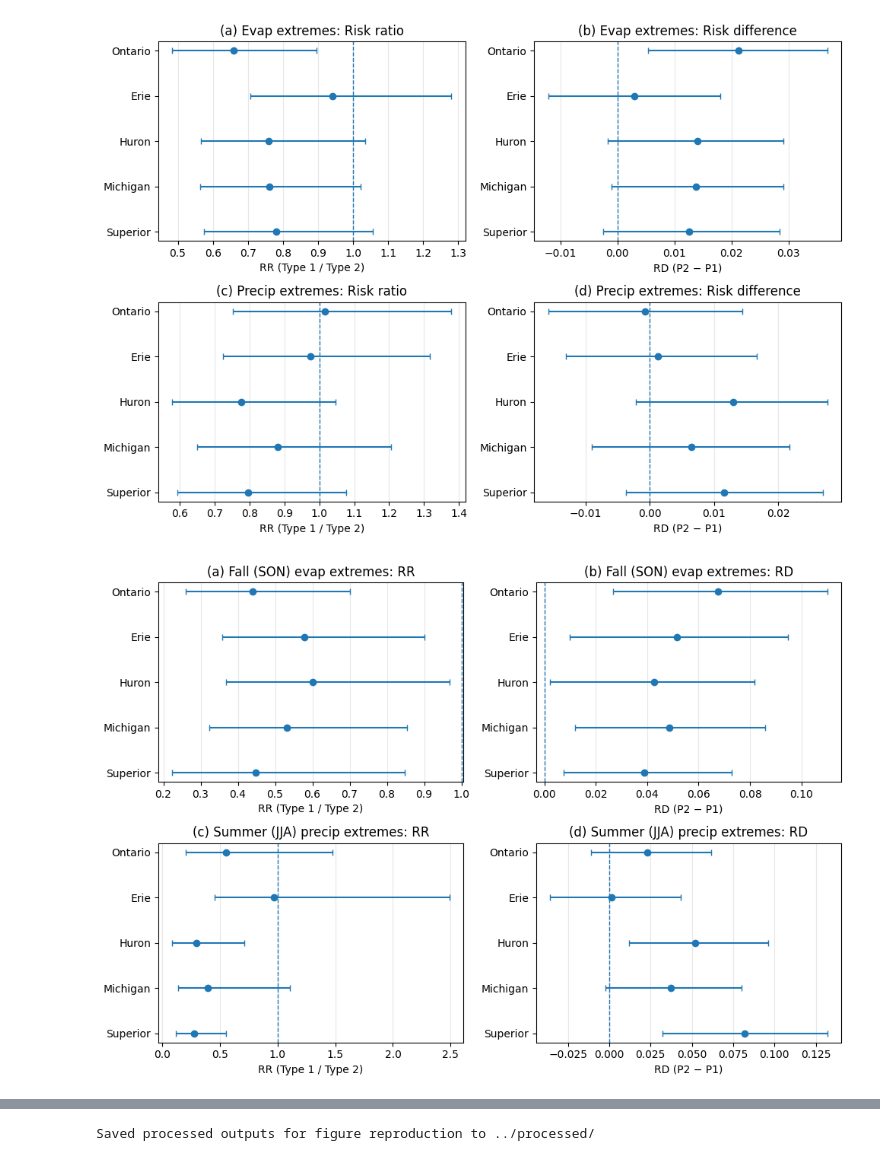
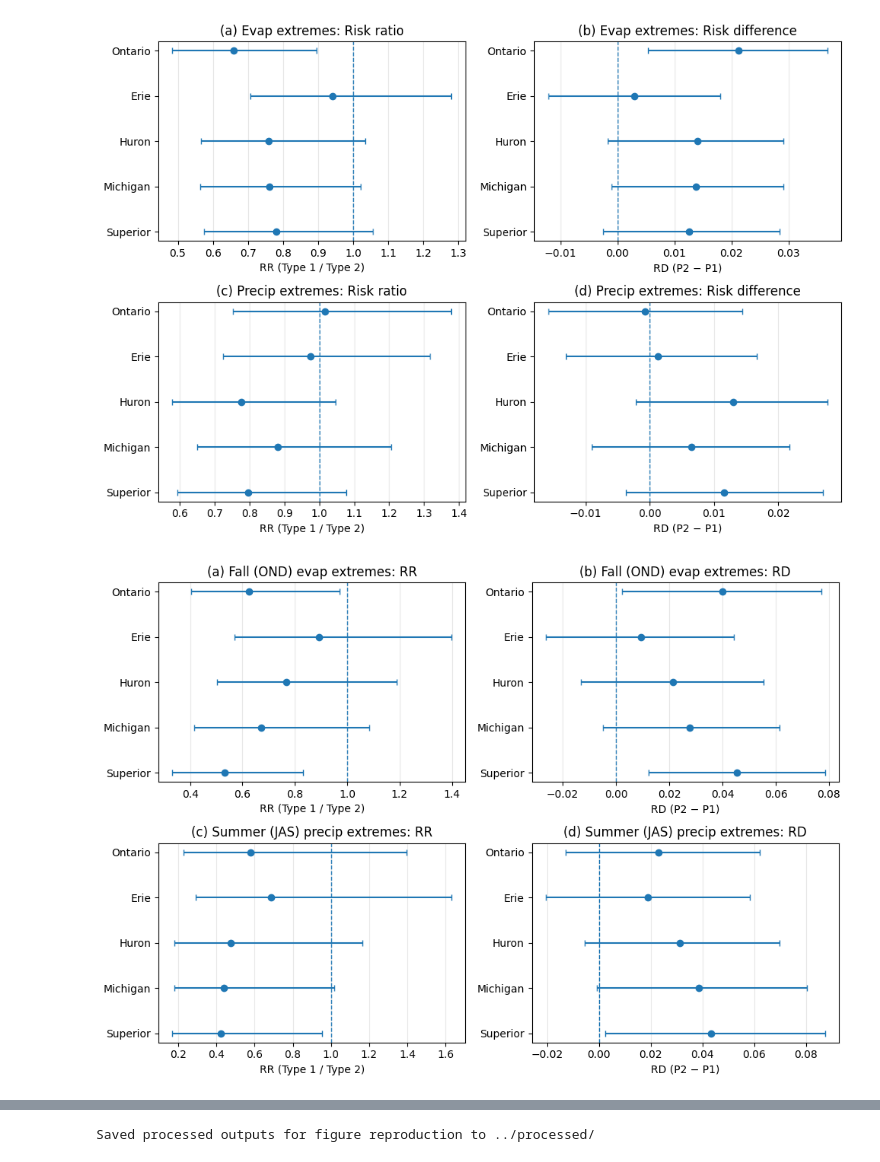
Before and after one commit to DaniJonesOcean/etc-impacts-great-lakes, a Jupyter notebook: notebooks/04_impact_analysis.ipynb, the cells around one changed output, grey strips where cells are left out. Cells and saved outputs as stored; diff of their text form; code cells hidden in the pictures.

```diff
--- a/notebooks/04_impact_analysis.ipynb
+++ b/notebooks/04_impact_analysis.ipynb
@@ -25,8 +25,8 @@ CLUSTER_TO_TYPE = {
 LAKE_ORDER  = ["sup", "mi", "huron", "erie", "ont"]
 LAKE_LABELS = {"sup": "Superior", "mi": "Michigan", "huron": "Huron", "erie": "Erie", "ont": "Ontario"}
 
-SEASON_ORDER  = ["DJF", "MAM", "JJA", "SON"]
-SEASON_TITLES = {"DJF": "Winter (DJF)", "MAM": "Spring (MAM)", "JJA": "Summer (JJA)", "SON": "Fall (SON)"}
+SEASON_ORDER  = ["JFM", "AMJ", "JAS", "OND"]
+SEASON_TITLES = {"JFM": "Winter (JFM)", "AMJ": "Spring (AMJ)", "JAS": "Summer (JAS)", "OND": "Fall (OND)"}
 
 # Impacts + tails for defining extremes
 PRECIP_Q = 0.95   # upper tail
@@ -56,10 +56,10 @@ def add_season_from_month(df: pd.DataFrame, month_col="month", out_col="season")
     m = pd.to_numeric(d[month_col], errors="coerce").astype("Int64")
 
     season = pd.Series(pd.NA, index=d.index, dtype="object")
-    season = season.mask(m.isin([12, 1, 2]), "DJF")
-    season = season.mask(m.isin([3, 4, 5]), "MAM")
-    season = season.mask(m.isin([6, 7, 8]), "JJA")
-    season = season.mask(m.isin([9, 10, 11]), "SON")
+    season = season.mask(m.isin([1, 2, 3]), "JFM")
+    season = season.mask(m.isin([4, 5, 6]), "AMJ")
+    season = season.mask(m.isin([7, 8, 9]), "JAS")
+    season = season.mask(m.isin([10, 11, 12]), "OND")
 
     d[out_col] = season
     return d
@@ -279,16 +294,16 @@ def plot_all_seasons_2x2(rr_df_all: pd.DataFrame):
     plt.tight_layout()
     return fig, axes
 
-def plot_takehome_son_evap_jja_precip(rr_df_seasons: pd.DataFrame):
-    d_evap_son   = prep_for_plot(rr_df_seasons, "evap",   season="SON")
-    d_precip_jja = prep_for_plot(rr_df_seasons, "precip", season="JJA")
+def plot_takehome_ond_evap_jas_precip(rr_df_seasons: pd.DataFrame):
+    d_evap_ond   = prep_for_plot(rr_df_seasons, "evap",   season="OND")
+    d_precip_jas = prep_for_plot(rr_df_seasons, "precip", season="JAS")
 
     fig, axes = plt.subplots(2, 2, figsize=(10, 7), sharey=True)
 
-    forest(axes[0, 0], d_evap_son,   "rr", "(a) Fall (SON) evap extremes: RR", "RR (Type 1 / Type 2)", 1.0)
-    forest(axes[0, 1], d_evap_son,   "rd", "(b) Fall (SON) evap extremes: RD", "RD (P2 − P1)",          0.0)
-    forest(axes[1, 0], d_precip_jja, "rr", "(c) Summer (JJA) precip extremes: RR", "RR (Type 1 / Type 2)", 1.0)
-    forest(axes[1, 1], d_precip_jja, "rd", "(d) Summer (JJA) precip extremes: RD", "RD (P2 − P1)",          0.0)
+    forest(axes[0, 0], d_evap_ond,   "rr", "(a) Fall (OND) evap extremes: RR", "RR (Type 1 / Type 2)", 1.0)
+    forest(axes[0, 1], d_evap_ond,   "rd", "(b) Fall (OND) evap extremes: RD", "RD (P2 − P1)",          0.0)
+    forest(axes[1, 0], d_precip_jas, "rr", "(c) Summer (JAS) precip extremes: RR", "RR (Type 1 / Type 2)", 1.0)
+    forest(axes[1, 1], d_precip_jas, "rd", "(d) Summer (JAS) precip extremes: RD", "RD (P2 − P1)",          0.0)
 
     for ax in axes[:, 1]:
         ax.tick_params(labelleft=True)
@@ -298,32 +313,32 @@ def plot_takehome_son_evap_jja_precip(rr_df_seasons: pd.DataFrame):
 def plot_season_2x2(rr_df_seasons: pd.DataFrame, season: str):
     d_evap   = prep_for_plot(rr_df_seasons, "evap",   season=season)
     d_precip = prep_for_plot(rr_df_seasons, "precip", season=season)
 
     fig, axes = plt.subplots(2, 2, figsize=(10, 7), sharey=True)
     lab = SEASON_TITLES.get(season, season)
 
     forest(axes[0, 0], d_evap,   "rr", f"(a) {lab} evap extremes: RR",   "RR (Type 1 / Type 2)", 1.0)
     forest(axes[0, 1], d_evap,   "rd", f"(b) {lab} evap extremes: RD",   "RD (P2 − P1)",          0.0)
     forest(axes[1, 0], d_precip, "rr", f"(c) {lab} precip extremes: RR", "RR (Type 1 / Type 2)", 1.0)
     forest(axes[1, 1], d_precip, "rd", f"(d) {lab} precip extremes: RD", "RD (P2 − P1)",          0.0)
 
     for ax in axes[:, 1]:
         ax.tick_params(labelleft=True)
     plt.tight_layout()
     return fig, axes
 
 
 # Make the key figures
 plot_all_seasons_2x2(rr_df_all)
 plt.show()
 
-plot_takehome_son_evap_jja_precip(rr_df_seasons)
+plot_takehome_ond_evap_jas_precip(rr_df_seasons)
 plt.show()
 
 # Optional: one per season
 for s in SEASON_ORDER:
      plot_season_2x2(rr_df_seasons, s)
      plt.show()
 # %% [output]
 [figure]
-[figure, old version]
+[figure, new version]
```
Also changed, not shown: parts of 5 cells of this notebook, 23 other files.
